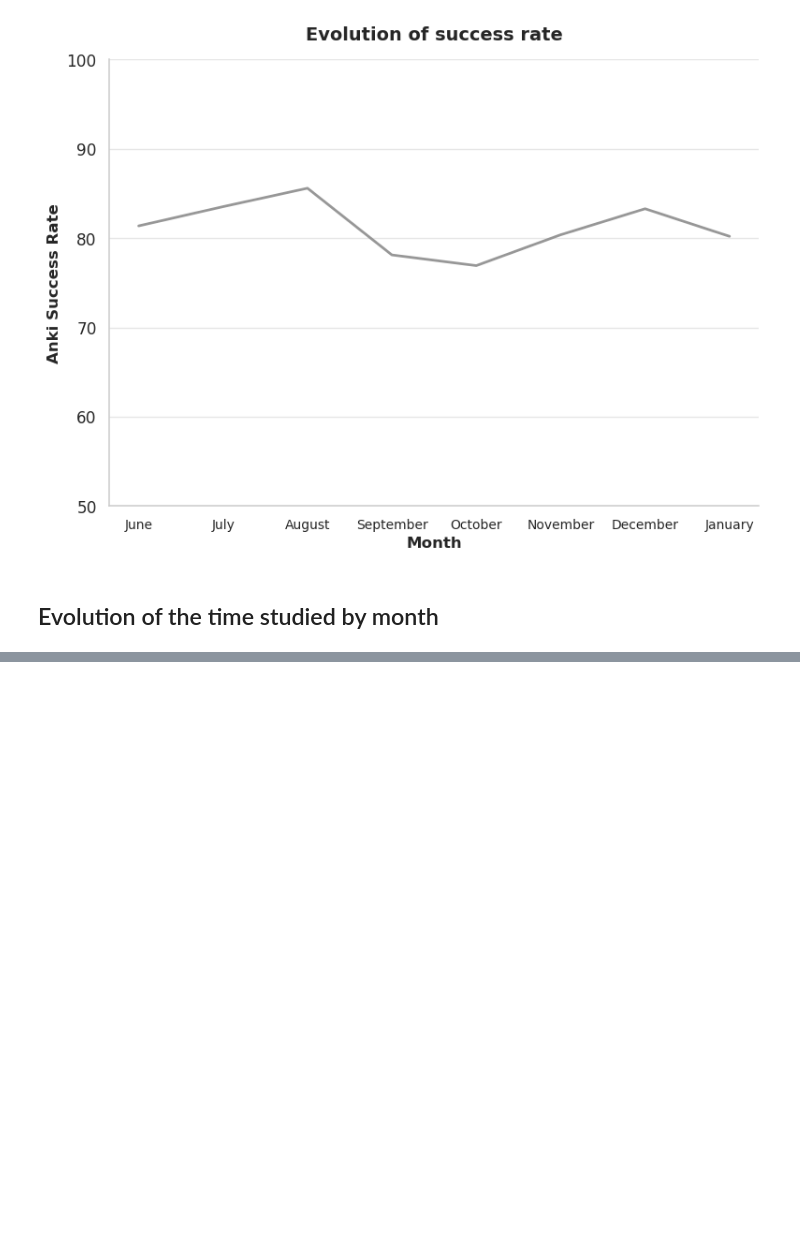
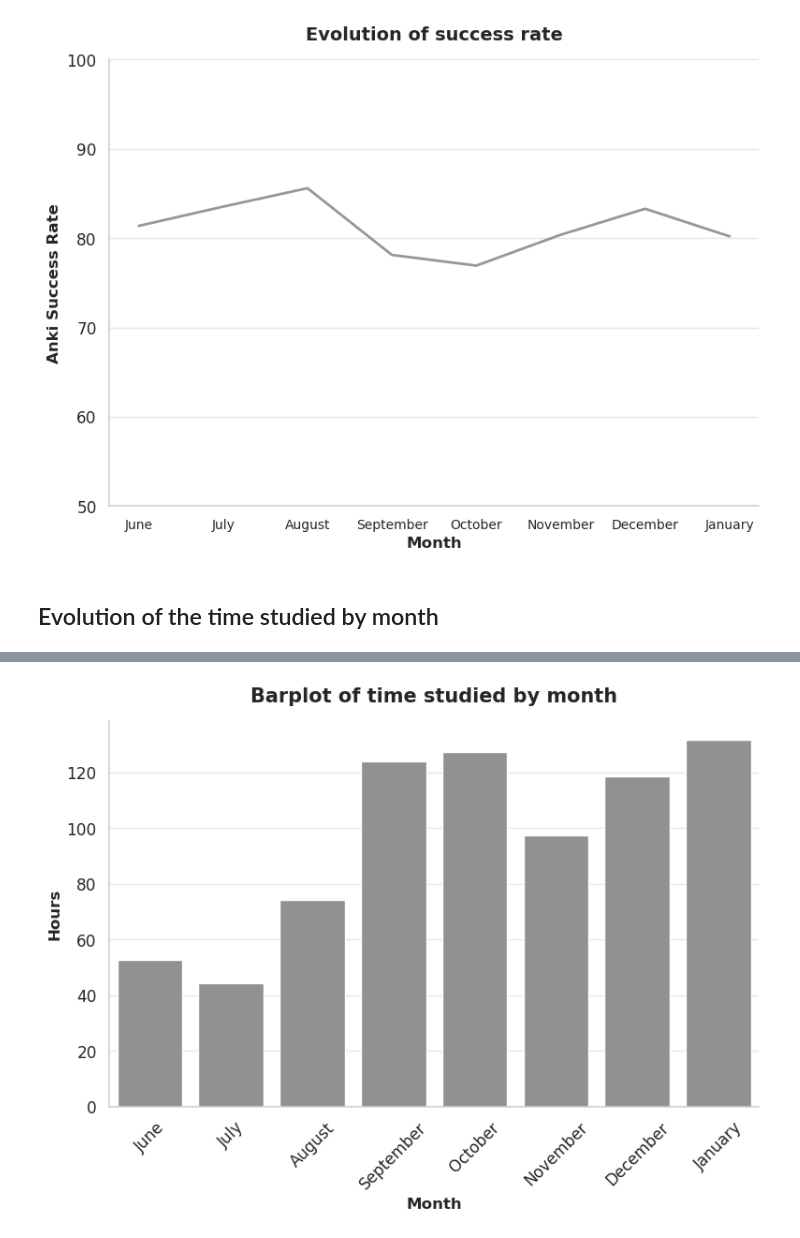
Before and after one commit to Oddman43/BIR_EDA, a Jupyter notebook: notebooks/data_analysis.ipynb, the cells around one changed output, grey strips where cells are left out. Cells and saved outputs as stored; diff of their text form; code cells hidden in the pictures; blank space fills up the shorter version.

Commit message:
done time per month

```diff
--- a/notebooks/data_analysis.ipynb
+++ b/notebooks/data_analysis.ipynb
@@ -906,3 +916,10 @@ plt.show()
 [figure]
 # %% [markdown]
 ## Evolution of the time studied by month
+# %%
+study_month = bir_days_hours.copy()
+study_month["month"] = study_month["date_day"].dt.month_name()
+study_month = study_month[~study_month["month"].str.contains("May")].reset_index(drop=True)
+study_month = study_month.drop(columns=["date_day"])
+study_month["month"] = pd.Categorical(study_month["month"], categories=order, ordered=True)
+study_month.head()
@@ -908,0 +933,3 @@ plt.show()
+# %%
+study_month_group = study_month.groupby(["month"], as_index= False, observed=True)["total_hours"].sum()
+study_month_group.head()
@@ -908,0 +943,32 @@ plt.show()
+# %%
+sns.set_theme(style="white", font_scale=1.1, rc={
+    "axes.edgecolor": "0.8",
+    "axes.linewidth": 1.1,
+    "grid.color": "0.9",
+    "axes.labelweight": "bold"
+})
+
+plt.figure(figsize=(8, 6))
+ax = sns.barplot(
+    data=study_month_group,
+    x="month",
+    y="total_hours",
+    color="#919191F1",
+    edgecolor=None
+)
+
+ax.set_xlabel("Month", fontsize=12, weight='bold')
+ax.set_ylabel("Hours", fontsize=12, weight='bold')
+ax.set_title("Barplot of time studied by month", fontsize=15, weight='bold', pad=15)
+ax.tick_params(axis='x', rotation=45)
+ax.spines['top'].set_visible(False)
+ax.spines['right'].set_visible(False)
+ax.spines['left'].set_color('0.8')
+ax.spines['bottom'].set_color('0.8')
+ax.grid(axis='y', color='0.9', linewidth=1)
+ax.grid(axis='x', visible=False)
+
+plt.tight_layout()
+plt.savefig("../images/barplot_total_time_month.png", dpi=300, bbox_inches="tight")
+plt.show()
+# %% [output]
@@ -908,0 +977 @@ plt.show()
+[figure, added]
```
Also changed, not shown: parts of 5 cells of this notebook, 1 other file.
